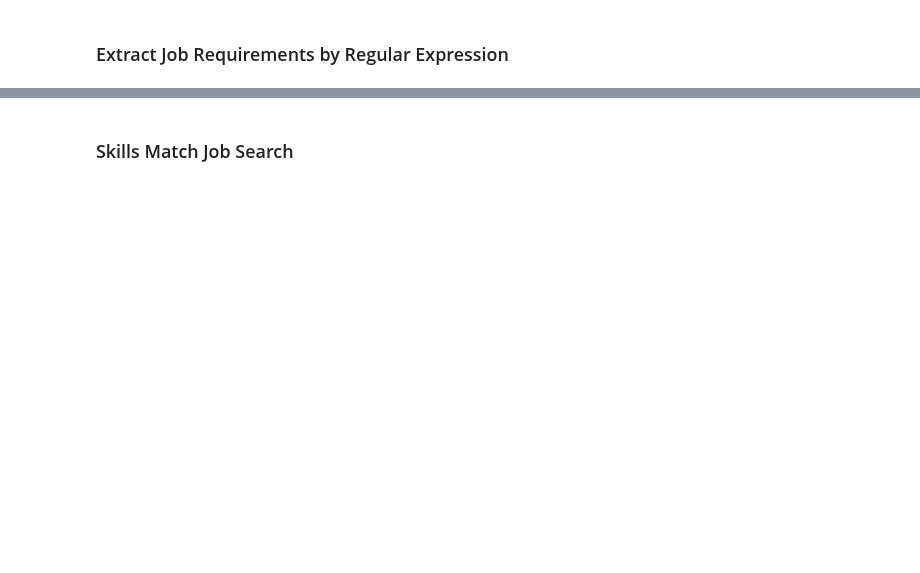
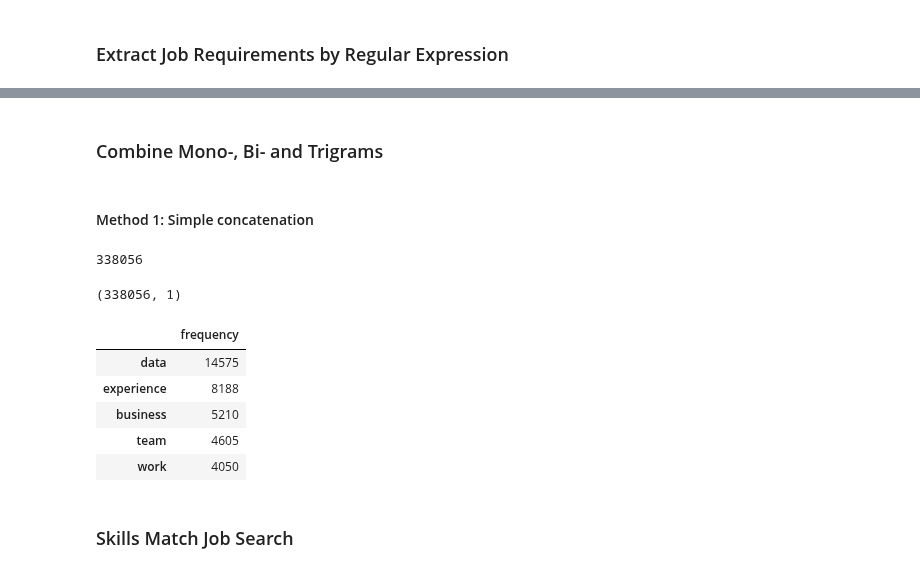
Before and after one commit to Blue-Owl-Data/Job-Search-Dashboard, a Jupyter notebook: notebook/MVP_Shi.ipynb, the cells around one changed output, grey strips where cells are left out. Saved outputs shown, nothing was run; the diff lists cells and outputs as text; code cells hidden in the pictures; blank space fills up the shorter version.

```diff
--- a/notebook/MVP_Shi.ipynb
+++ b/notebook/MVP_Shi.ipynb
@@ -1427,3 +1079,27 @@ trigrams_v2.head()
+# %% [markdown]
+### Combine Mono-, Bi- and Trigrams
+# %% [markdown]
+#### Method 1: Simple concatenation
+# %%
+# What is total number of grams?
+
+monogram.shape[0]+bigrams.shape[0]+trigrams.shape[0]
+# %% [output]
+338056
+# %%
+# Concat all three grams
+
+everygram = pd.concat([monogram, bigrams, trigrams])
+print(everygram.shape)
+everygram.head()
+# %% [output]
+(338056, 1)
+|  | frequency |
+| data | 14575 |
+| experience | 8188 |
+| business | 5210 |
+| team | 4605 |
+| work | 4050 |
 # %% [markdown]
 ### Skills Match Job Search
 # %%
```
Also changed, not shown: parts of 68 cells of this notebook.
